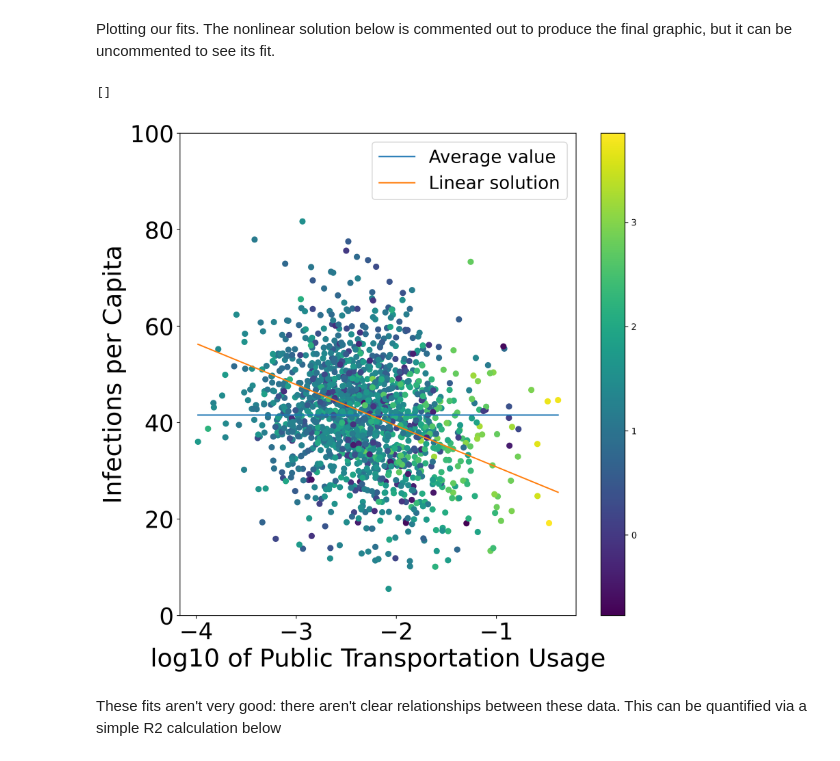
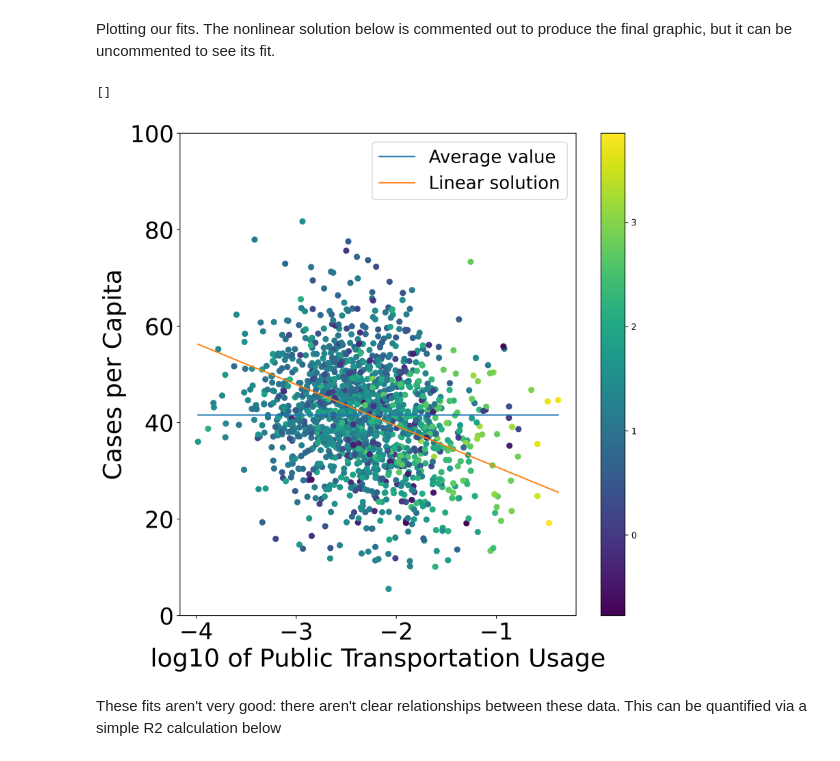
Before and after one commit to mdsnbutler/ChE_2410_Project_1_COVID-Factors, a Jupyter notebook: 3_linear_regression_and_nonlinear_minimization.ipynb, the cells around one changed output. Drawn from its saved outputs; the diff is of its cells as text; code cells hidden in the pictures.

Commit message:
cleaned up graphs

```diff
--- a/3_linear_regression_and_nonlinear_minimization.ipynb
+++ b/3_linear_regression_and_nonlinear_minimization.ipynb
@@ -163,35 +163,35 @@ nonlinx1array = np.linspace(x1i, x1f, 1000)
 nonlinx2array = np.linspace(x2i, x2f, 1000)
 nonlinx3array = np.linspace(x3i, x3f, 1000)
 
 
 for k in range(len(nonlinx1array)):
     l = nonlinx1array[k]
     m = nonlinx2array[k]
     n = nonlinx3array[k]
     params = [l, m, n]
     nonlinyarray.append(nonlinmodel(params))
 
 averagexarray = [x1i, x1f]
 averageyarray = [np.average(infperpop), np.average(infperpop)]
 
 fig, ax = plt.subplots(figsize = (10, 10), dpi = 300)
 plt.scatter(logtrans, infperpop, c = logdensity)
 plt.plot(averagexarray, averageyarray, label = 'Average value')
 plt.plot(xarray, yarray, label = 'Linear solution')
 
 #nonlinear solution commented out to produce final graphic
 #plt.plot(nonlinx1array, nonlinyarray, label = 'Nonlinear solution')
 plt.xlabel('log10 of Public Transportation Usage', fontsize = 28)
-plt.ylabel('Infections per Capita', fontsize = 28)
+plt.ylabel('Cases per Capita', fontsize = 28)
 plt.ylim(0, 100)
 ax.set(title='')
 plt.legend(fontsize = 20)
 plt.tick_params(labelsize=26)
 plt.colorbar()
 plt.plot()
 # %% [output]
 []
-[figure, old version]
+[figure, new version]
 # %% [markdown]
 These fits aren't very good: there aren't clear relationships between these data. This can be quantified via a simple R2 calculation below
 # %%
```
Also changed, not shown: 2 other files.
